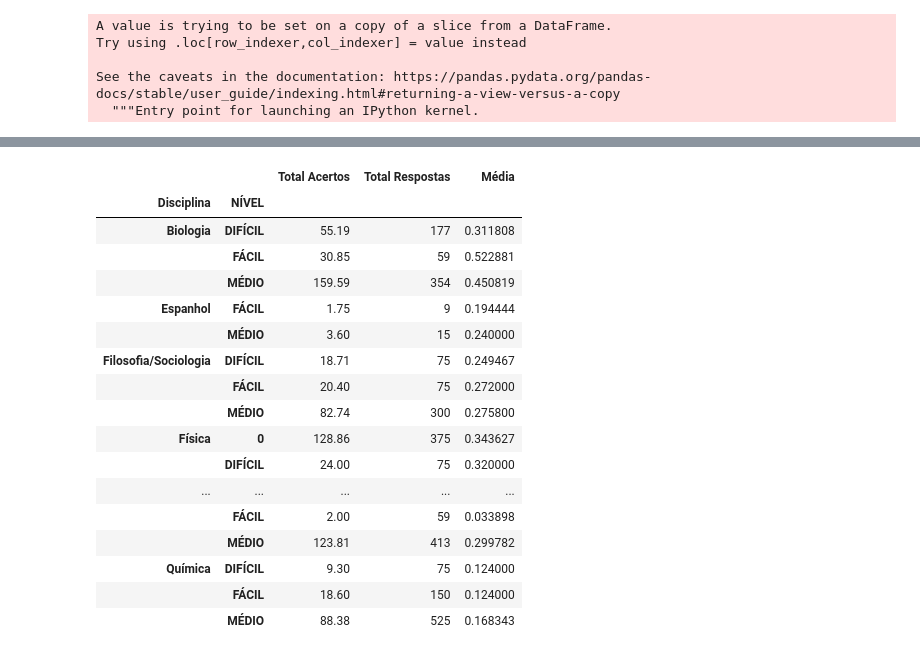
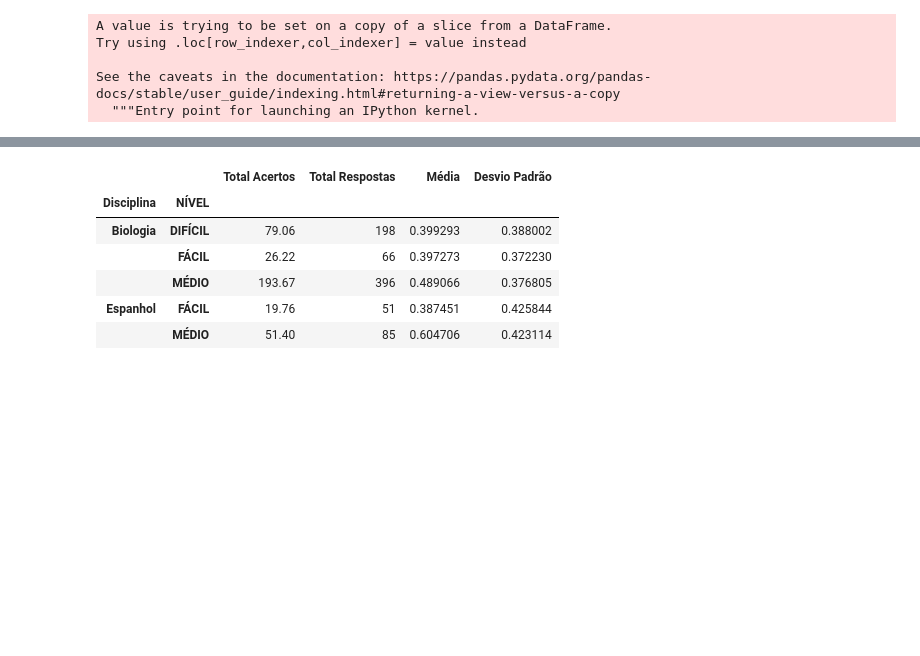
Before and after one commit to einsteinfloripa/simufsc-corrector, a Jupyter notebook: corrector.ipynb, the cells around one changed output, grey strips where cells are left out. Cells and saved outputs as stored; diff of their text form; code cells hidden in the pictures; blank space fills up the shorter version.

```diff
--- a/corrector.ipynb
+++ b/corrector.ipynb
@@ -430,0 +418,3 @@ See the caveats in the documentation: https://pandas.pydata.org/pandas-docs/stab
+# %%
+ordem_materias = pd.DataFrame(list(ordem_materias.items()), columns = ['Disciplina','Ordem'])
+ordem_materias.head(10)
@@ -430,0 +433,7 @@ See the caveats in the documentation: https://pandas.pydata.org/pandas-docs/stab
+# %%
+def ordem_disc(row):
+    disciplina = row["Disciplina"]
+    ordem = ordem_materias['Ordem'][disciplina == ordem_materias['Disciplina']]
+    return str(ordem.values)
+# %%
+df_clean['Ordem'] = df_clean.apply(ordem_disc, axis=1)
@@ -431,4 +446,4 @@ See the caveats in the documentation: https://pandas.pydata.org/pandas-docs/stab
 # %%
-df_clean = df_clean.sort_values(['aluno_nome', 'num_exercicio', "Disciplina"]).set_index(['aluno_nome', "Disciplina", 'num_exercicio'])
-df_clean
+df_clean = df_clean.sort_values(['aluno_login', 'num_exercicio', "Ordem"])# .set_index(['aluno_login', "Disciplina", 'num_exercicio'])
+df_clean.head()
 # %% [output]
@@ -689,30 +1003,19 @@ media_acerto_questao
 # %%
 # media geral do einstein por dificuldade das questoes
-media_por_dificuldade = df.groupby(['Disciplina','NÍVEL'])['pontuacao'].agg(['sum','count','mean'])
-media_por_dificuldade = media_por_dificuldade.rename(columns={"sum": "Total Acertos", "mean": "Média", 'count': "Total Respostas"})
+media_por_dificuldade = df_clean.groupby(['Disciplina','NÍVEL'])['pontuacao'].agg(['sum','count','mean','std'])
+media_por_dificuldade = media_por_dificuldade.rename(columns={"sum": "Total Acertos", "mean": "Média", 'count': "Total Respostas",'std': 'Desvio Padrão'})
 
 # salvando como pickle para o relatorio
-# media_por_dificuldade.to_pickle('relatorios/dados/docentes/media_por_dificuldade.pkl')
+media_por_dificuldade.to_pickle('relatorios/dados/docentes/media_por_dificuldade.pkl')
 
-media_por_dificuldade
+media_por_dificuldade.head()
 # %% [output]
-|  |  | Total Acertos | Total Respostas | Média |
-| Disciplina | NÍVEL |  |  |  |
-| Biologia | DIFÍCIL | 55.19 | 177 | 0.311808 |
-|  | FÁCIL | 30.85 | 59 | 0.522881 |
-|  | MÉDIO | 159.59 | 354 | 0.450819 |
-| Espanhol | FÁCIL | 1.75 | 9 | 0.194444 |
-|  | MÉDIO | 3.60 | 15 | 0.240000 |
-| Filosofia/Sociologia | DIFÍCIL | 18.71 | 75 | 0.249467 |
-|  | FÁCIL | 20.40 | 75 | 0.272000 |
-|  | MÉDIO | 82.74 | 300 | 0.275800 |
-| Física | 0 | 128.86 | 375 | 0.343627 |
-|  | DIFÍCIL | 24.00 | 75 | 0.320000 |
-| ... | ... | ... | ... | ... |
-|  | FÁCIL | 2.00 | 59 | 0.033898 |
-|  | MÉDIO | 123.81 | 413 | 0.299782 |
-| Química | DIFÍCIL | 9.30 | 75 | 0.124000 |
-|  | FÁCIL | 18.60 | 150 | 0.124000 |
-|  | MÉDIO | 88.38 | 525 | 0.168343 |
+|  |  | Total Acertos | Total Respostas | Média | Desvio Padrão |
+| Disciplina | NÍVEL |  |  |  |  |
+| Biologia | DIFÍCIL | 79.06 | 198 | 0.399293 | 0.388002 |
+|  | FÁCIL | 26.22 | 66 | 0.397273 | 0.372230 |
+|  | MÉDIO | 193.67 | 396 | 0.489066 | 0.376805 |
+| Espanhol | FÁCIL | 19.76 | 51 | 0.387451 | 0.425844 |
+|  | MÉDIO | 51.40 | 85 | 0.604706 | 0.423114 |
 # %%
 # media de acerto por assunto
```
Also changed, not shown: parts of 144 cells of this notebook, 4 other files.
